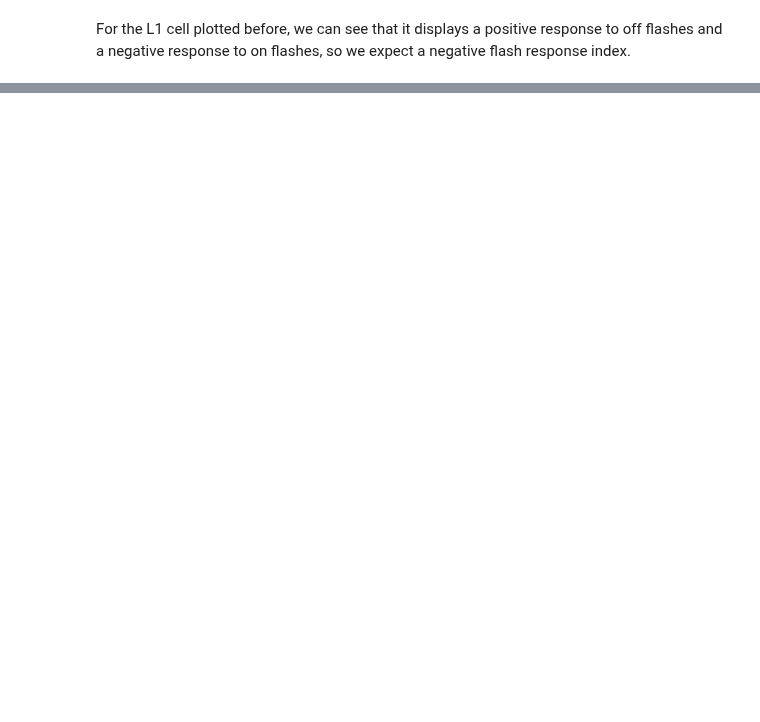
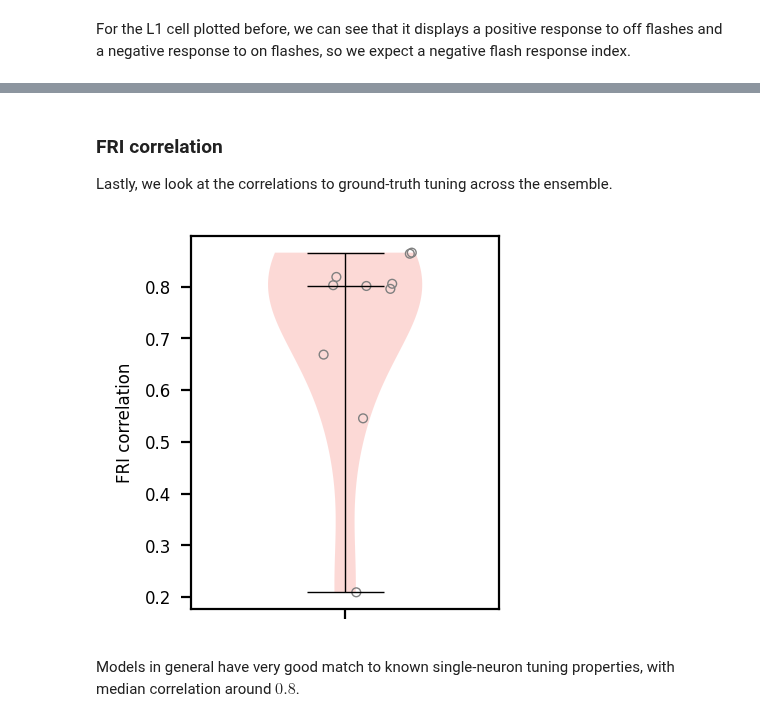
Before and after one commit to TuragaLab/flyvis, a Jupyter notebook: examples/03_flyvision_flash_responses.ipynb, the cells around one changed output, grey strips where cells are left out. Saved outputs shown, nothing was run; the diff lists cells and outputs as text; code cells hidden in the pictures; blank space fills up the shorter version.

```diff
--- a/examples/03_flyvision_flash_responses.ipynb
+++ b/examples/03_flyvision_flash_responses.ipynb
@@ -134,0 +266,23 @@ print(fri)
+# %% [markdown]
+### FRI correlation
+
+Lastly, we look at the correlations to ground-truth tuning across the ensemble.
+# %%
+from flyvision.plots.plots import violin_groups
+# compute correlation
+fri_corr = fri_correlation_to_known(fris, cell_types)
+
+fig, ax, *_ = violin_groups(
+    np.array(fri_corr)[None, None, :],
+    ylabel="FRI correlation",
+    figsize=(2, 2),
+    xlim=(0, 1),
+    xticklabels=[],
+    colors=[plt.get_cmap("Pastel1")(0.0)],
+    scatter_edge_color="gray",
+    scatter_radius=10,
+)
+# %% [output]
+[figure, added]
+# %% [markdown]
+Models in general have very good match to known single-neuron tuning properties, with median correlation around $0.8$.
```
Also changed, not shown: parts of 28 cells of this notebook, 5 other files.
